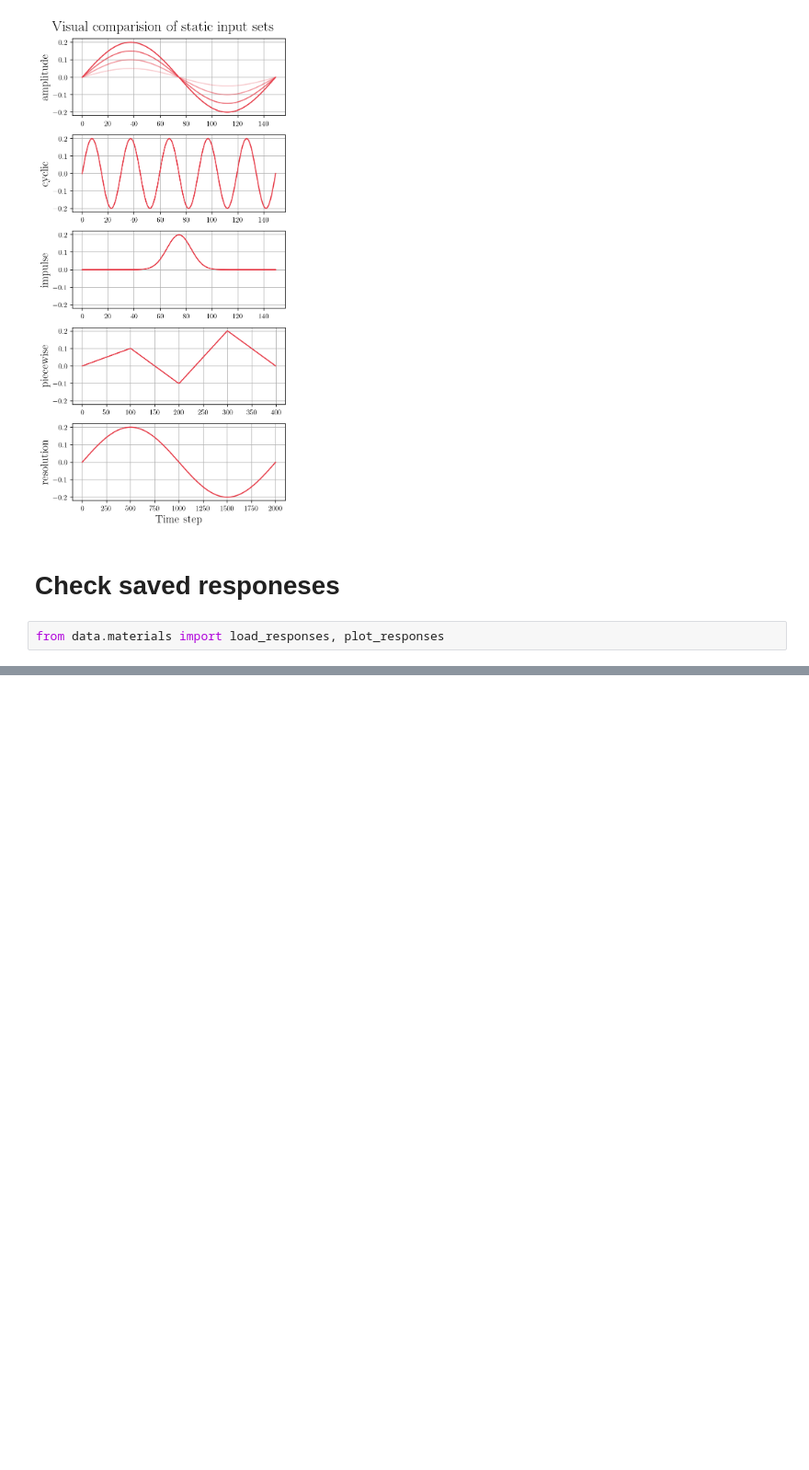
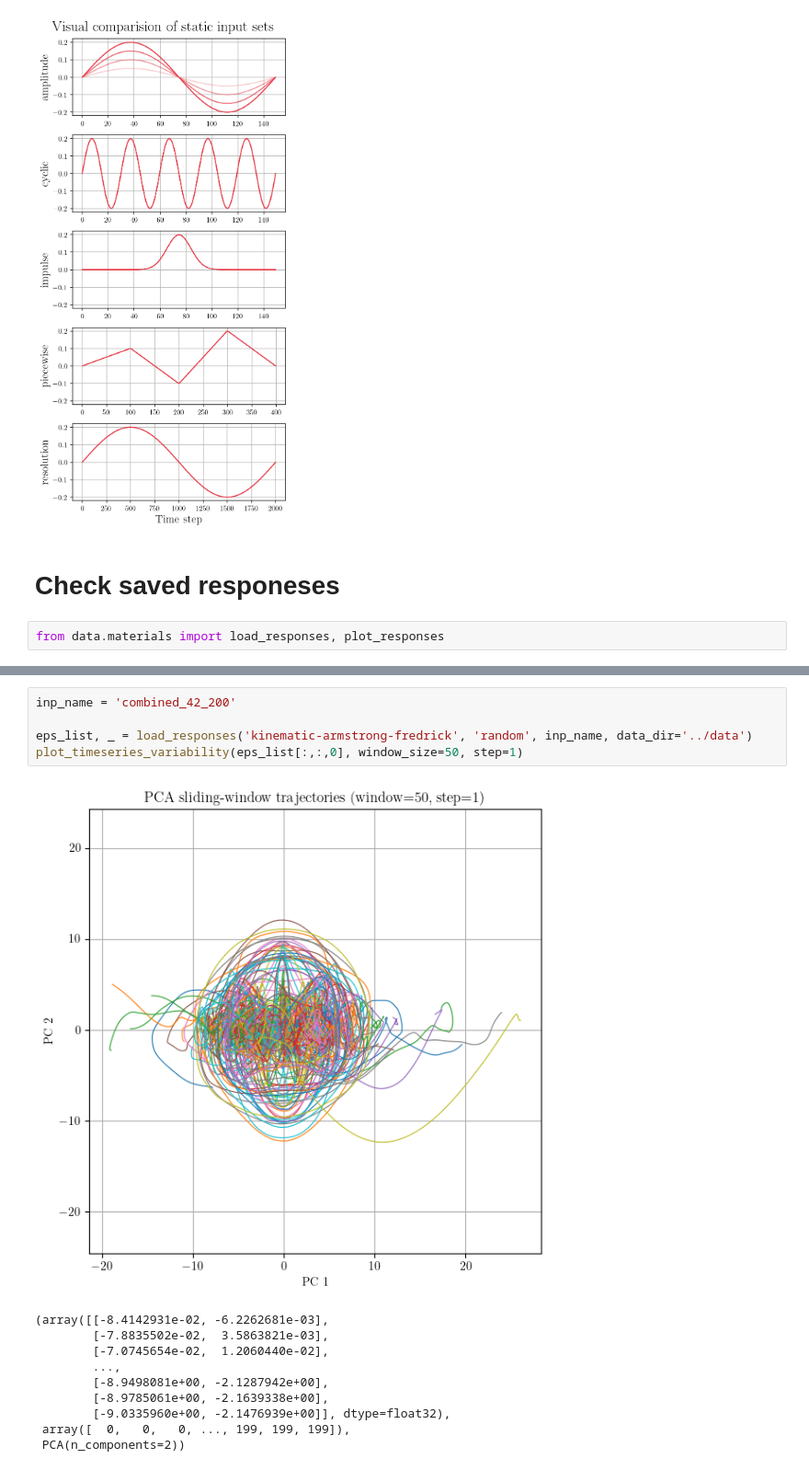
Before and after one commit to zsoca000/EP-neural-nets, a Jupyter notebook: notebooks/task0-data-visualization.ipynb, the cells around one changed output, grey strips where cells are left out. Shown at 92% size. Cells and saved outputs as stored; diff of their text form; blank space fills up the shorter version.

```diff
--- a/notebooks/task0-data-visualization.ipynb
+++ b/notebooks/task0-data-visualization.ipynb
@@ -131,0 +227,16 @@ plot_responses(eps_list[:5], sig_list[:5])
+# %%
+inp_name = 'combined_42_200'
+
+eps_list, _ = load_responses('kinematic-armstrong-fredrick', 'random', inp_name, data_dir='../data')
+plot_timeseries_variability(eps_list[:,:,0], window_size=50, step=1)
+# %% [output]
+[figure, added]
+(array([[-8.4142931e-02, -6.2262681e-03],
+        [-7.8835502e-02,  3.5863821e-03],
+        [-7.0745654e-02,  1.2060440e-02],
+        ...,
+        [-8.9498081e+00, -2.1287942e+00],
+        [-8.9785061e+00, -2.1639338e+00],
+        [-9.0335960e+00, -2.1476939e+00]], dtype=float32),
+ array([  0,   0,   0, ..., 199, 199, 199]),
+ PCA(n_components=2))
```
Also changed, not shown: parts of 10 cells of this notebook, 11 other files.
